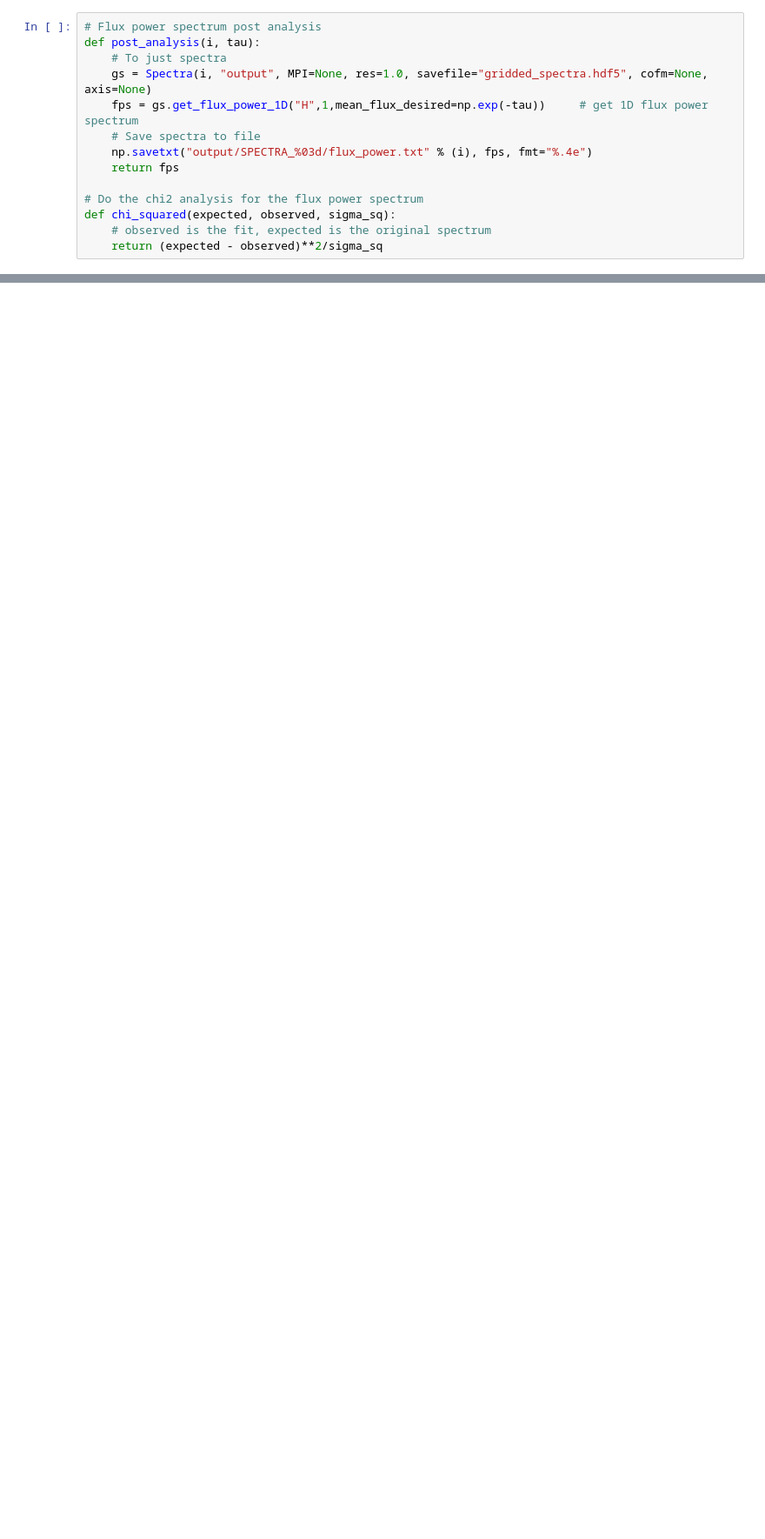
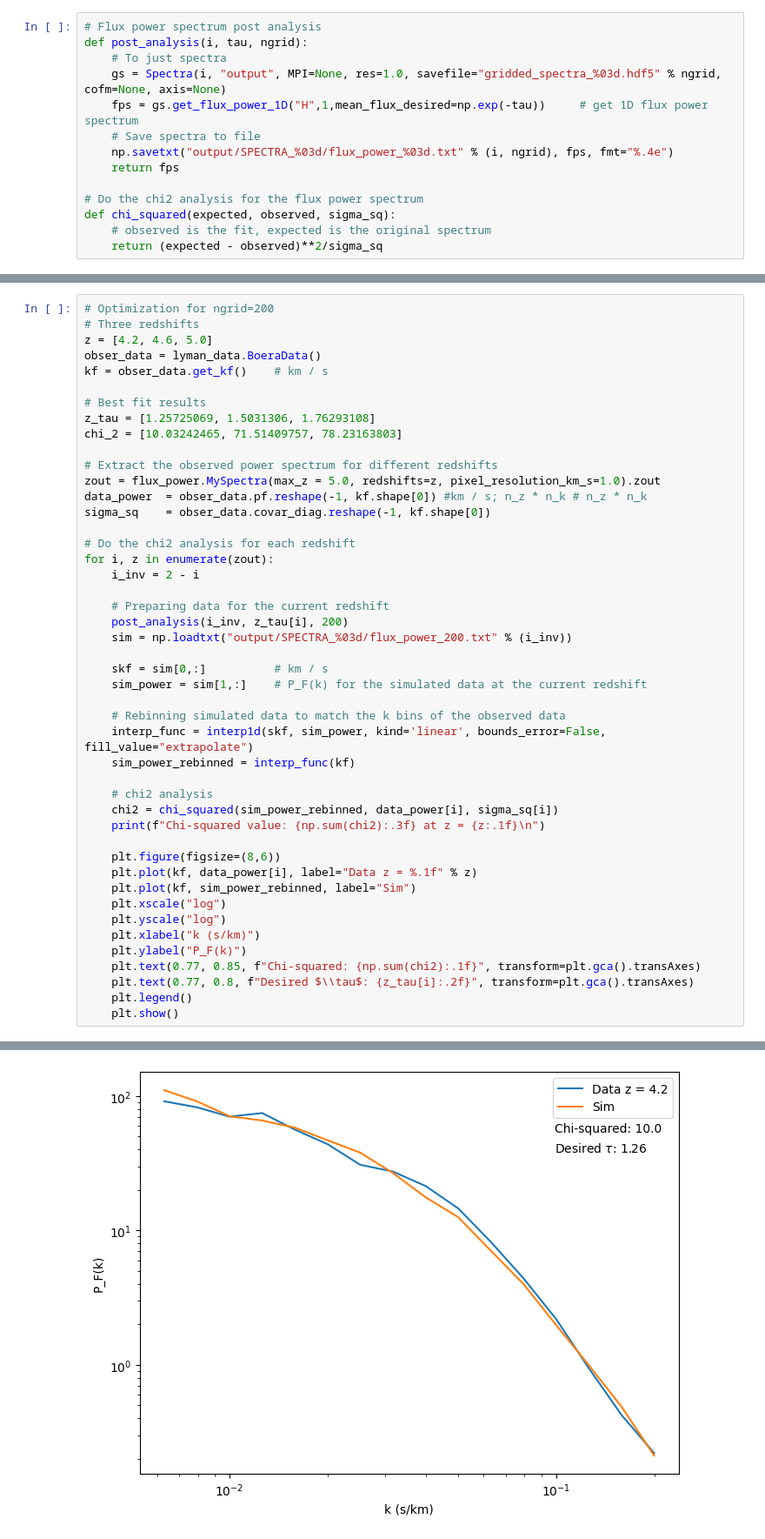
Before and after one commit to willsonho2000/MP-Gadget, a Jupyter notebook: runs/keir/plot.ipynb, the cells around one changed output, grey strips where cells are left out. Shown at 87% size. Cells and saved outputs as stored; diff of their text form; blank space fills up the shorter version.

Commit message:
Results for ngrid 100 and 300. Compared with 200

```diff
--- a/runs/keir/plot.ipynb
+++ b/runs/keir/plot.ipynb
@@ -29,11 +29,11 @@ np.int64(582)
 # %%
 # Flux power spectrum post analysis
-def post_analysis(i, tau):
+def post_analysis(i, tau, ngrid):
     # To just spectra
-    gs = Spectra(i, "output", MPI=None, res=1.0, savefile="gridded_spectra.hdf5", cofm=None, axis=None)
+    gs = Spectra(i, "output", MPI=None, res=1.0, savefile="gridded_spectra_%03d.hdf5" % ngrid, cofm=None, axis=None)
     fps = gs.get_flux_power_1D("H",1,mean_flux_desired=np.exp(-tau))     # get 1D flux power spectrum
     # Save spectra to file
-    np.savetxt("output/SPECTRA_%03d/flux_power.txt" % (i), fps, fmt="%.4e")
+    np.savetxt("output/SPECTRA_%03d/flux_power_%03d.txt" % (i, ngrid), fps, fmt="%.4e")
     return fps
 
 # Do the chi2 analysis for the flux power spectrum
@@ -100,0 +43,47 @@ Chi-squared value: 82.455 at z = 5.0
+# %%
+# Optimization for ngrid=200
+# Three redshifts
+z = [4.2, 4.6, 5.0]
+obser_data = lyman_data.BoeraData()
+kf = obser_data.get_kf()    # km / s
+
+# Best fit results
+z_tau = [1.25725069, 1.5031306, 1.76293108]
+chi_2 = [10.03242465, 71.51409757, 78.23163803]
+
+# Extract the observed power spectrum for different redshifts
+zout = flux_power.MySpectra(max_z = 5.0, redshifts=z, pixel_resolution_km_s=1.0).zout
+data_power  = obser_data.pf.reshape(-1, kf.shape[0]) #km / s; n_z * n_k # n_z * n_k
+sigma_sq    = obser_data.covar_diag.reshape(-1, kf.shape[0])
+
+# Do the chi2 analysis for each redshift
+for i, z in enumerate(zout):
+    i_inv = 2 - i
+
+    # Preparing data for the current redshift
+    post_analysis(i_inv, z_tau[i], 200)
+    sim = np.loadtxt("output/SPECTRA_%03d/flux_power_200.txt" % (i_inv))
+
+    skf = sim[0,:]          # km / s
+    sim_power = sim[1,:]    # P_F(k) for the simulated data at the current redshift
+
+    # Rebinning simulated data to match the k bins of the observed data
+    interp_func = interp1d(skf, sim_power, kind='linear', bounds_error=False, fill_value="extrapolate")
+    sim_power_rebinned = interp_func(kf)
+
+    # chi2 analysis
+    chi2 = chi_squared(sim_power_rebinned, data_power[i], sigma_sq[i])
+    print(f"Chi-squared value: {np.sum(chi2):.3f} at z = {z:.1f}\n")
+
+    plt.figure(figsize=(8,6))
+    plt.plot(kf, data_power[i], label="Data z = %.1f" % z)
+    plt.plot(kf, sim_power_rebinned, label="Sim")
+    plt.xscale("log")
+    plt.yscale("log")
+    plt.xlabel("k (s/km)")
+    plt.ylabel("P_F(k)")
+    plt.text(0.77, 0.85, f"Chi-squared: {np.sum(chi2):.1f}", transform=plt.gca().transAxes)
+    plt.text(0.77, 0.8, f"Desired $\\tau$: {z_tau[i]:.2f}", transform=plt.gca().transAxes)
+    plt.legend()
+    plt.show()
+# %% [output]
@@ -100,0 +93 @@ Chi-squared value: 82.455 at z = 5.0
+[figure, added]
```
Also changed, not shown: parts of 7 cells of this notebook, 13 other files.
